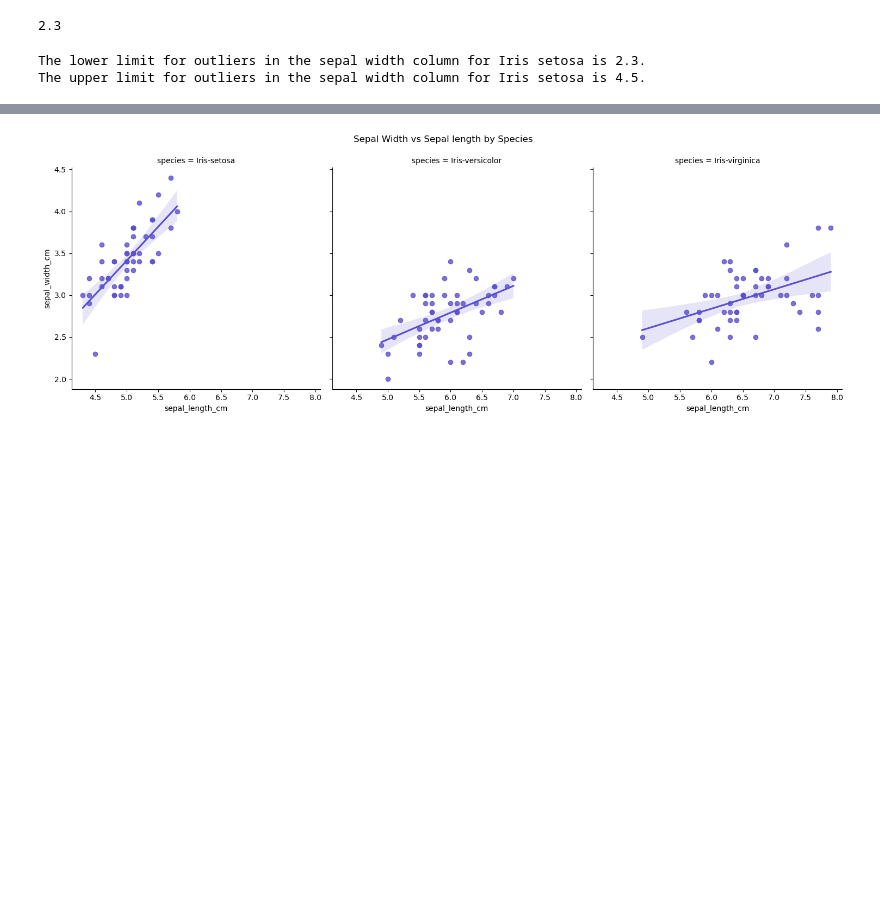
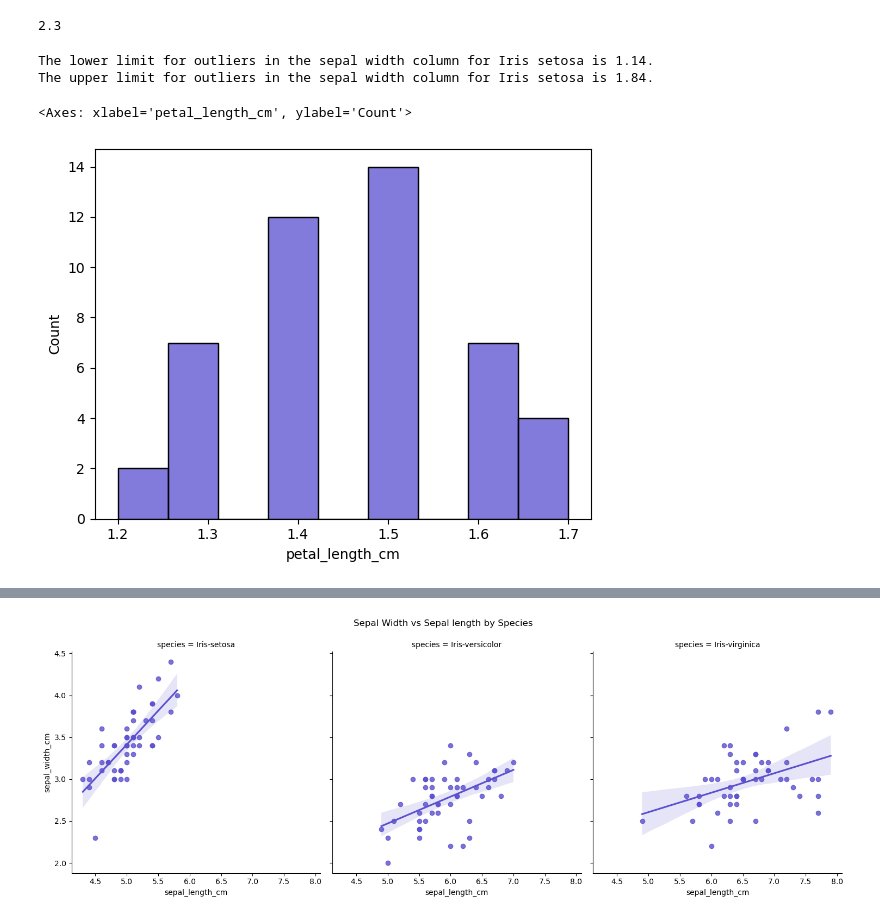
Before and after one commit to IreneKilgannon/pands-project, a Jupyter notebook: analysis.ipynb, the cells around one changed output, grey strips where cells are left out. Drawn from its saved outputs; the diff is of its cells as text; code cells hidden in the pictures; blank space fills up the shorter version.

Commit message:
reviewing and revision up to histogram section

```diff
--- a/analysis.ipynb
+++ b/analysis.ipynb
@@ -542,16 +542,22 @@ setosa['sepal_width_cm'].min()
 2.3
 # %%
 # Calculating range of outliers for the sepal width column
-seventy_fifth = setosa['sepal_width_cm'].quantile(0.75)
-twenty_fifth = setosa['sepal_width_cm'].quantile(0.25)
+seventy_fifth = setosa['petal_length_cm'].quantile(0.75)
+twenty_fifth = setosa['petal_length_cm'].quantile(0.25)
 
 s_width_iqr = seventy_fifth - twenty_fifth
 
 upper_limit = seventy_fifth + (1.5 * s_width_iqr)
 lower_limit = twenty_fifth - (1.5 * s_width_iqr)
 
-print(f'The lower limit for outliers in the sepal width column for Iris setosa is {lower_limit}.')
+print(f'The lower limit for outliers in the sepal width column for Iris setosa is {lower_limit.round(2)}.')
 print(f'The upper limit for outliers in the sepal width column for Iris setosa is {upper_limit.round(2)}.')
 # %% [output]
-The lower limit for outliers in the sepal width column for Iris setosa is 2.3.
-The upper limit for outliers in the sepal width column for Iris setosa is 4.5.
+The lower limit for outliers in the sepal width column for Iris setosa is 1.14.
+The upper limit for outliers in the sepal width column for Iris setosa is 1.84.
+# %%
+no_outliers = setosa[(setosa['petal_length_cm'] > lower_limit) & (setosa['petal_length_cm'] < upper_limit)]
+sns.histplot(no_outliers, x = 'petal_length_cm')
+# %% [output]
+<Axes: xlabel='petal_length_cm', ylabel='Count'>
+[figure, added]
```
Also changed, not shown: parts of 7 cells of this notebook, 5 other files.
